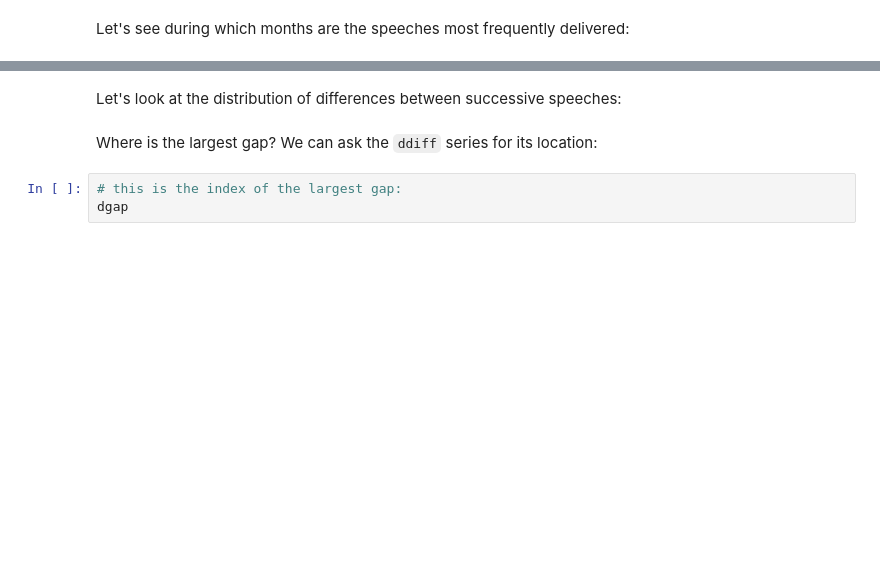
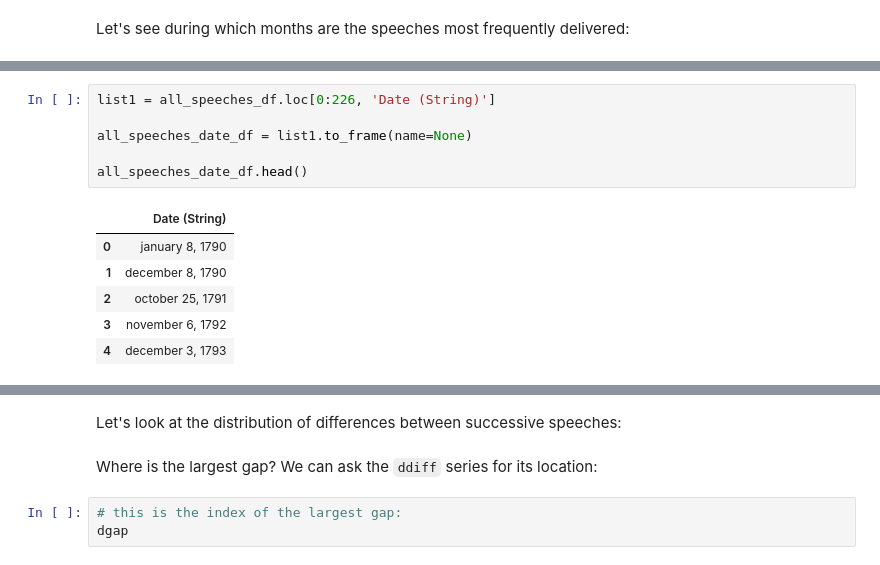
Before and after one commit to jacobakh/StateofUnionSpeechs, a Jupyter notebook: state_of_the_union_analysis-p1.ipynb, the cells around one changed output, grey strips where cells are left out. Cells and saved outputs as stored; diff of their text form; blank space fills up the shorter version.

```diff
--- a/state_of_the_union_analysis-p1.ipynb
+++ b/state_of_the_union_analysis-p1.ipynb
@@ -164,2 +205,15 @@ Name: Address counts, dtype: int64
+# %%
+list1 = all_speeches_df.loc[0:226, 'Date (String)']
+
+all_speeches_date_df = list1.to_frame(name=None)
+
+all_speeches_date_df.head()
+# %% [output]
+|  | Date (String) |
+| 0 | january 8, 1790 |
+| 1 | december 8, 1790 |
+| 2 | october 25, 1791 |
+| 3 | november 6, 1792 |
+| 4 | december 3, 1793 |
 # %%
 # And this is a plot of these:
```
Also changed, not shown: parts of 8 cells of this notebook, 3 other files.
